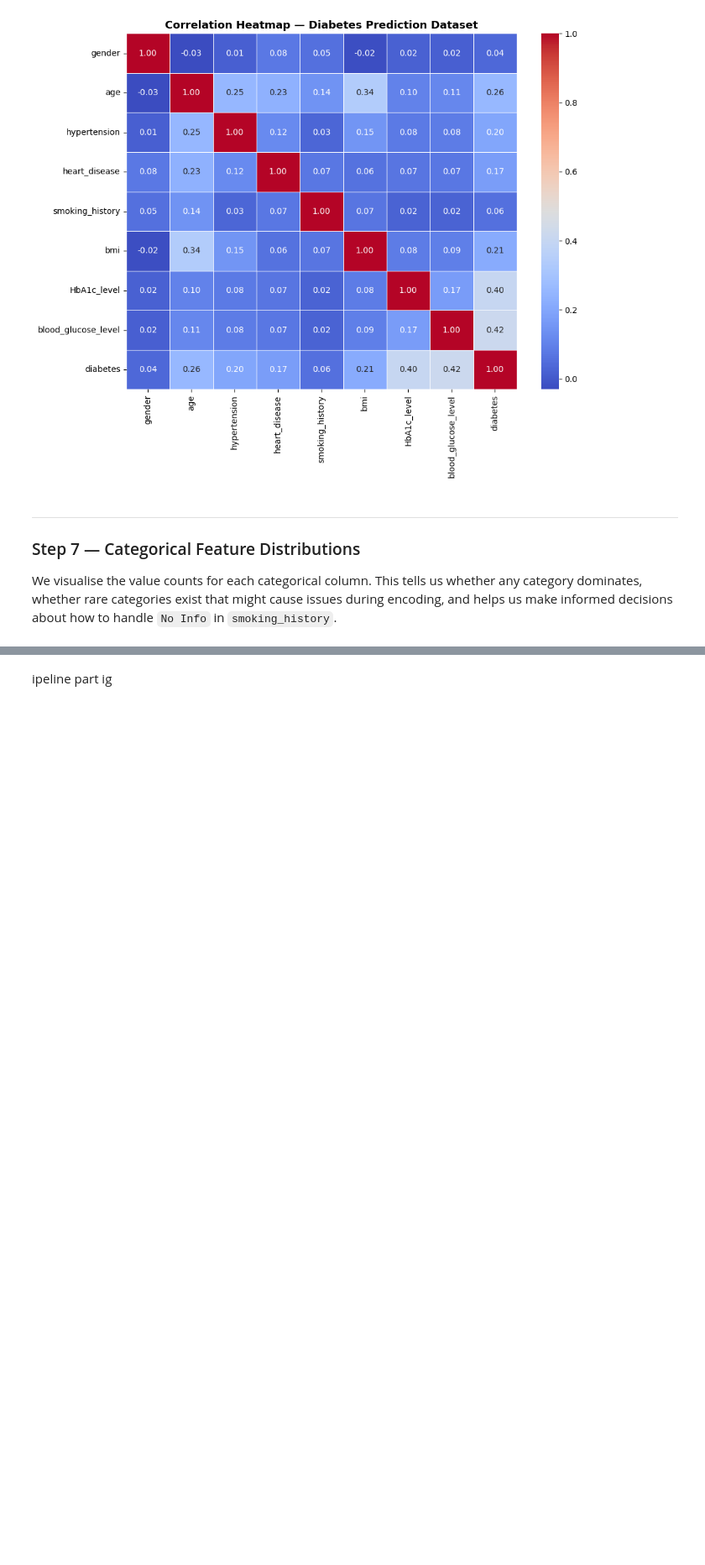
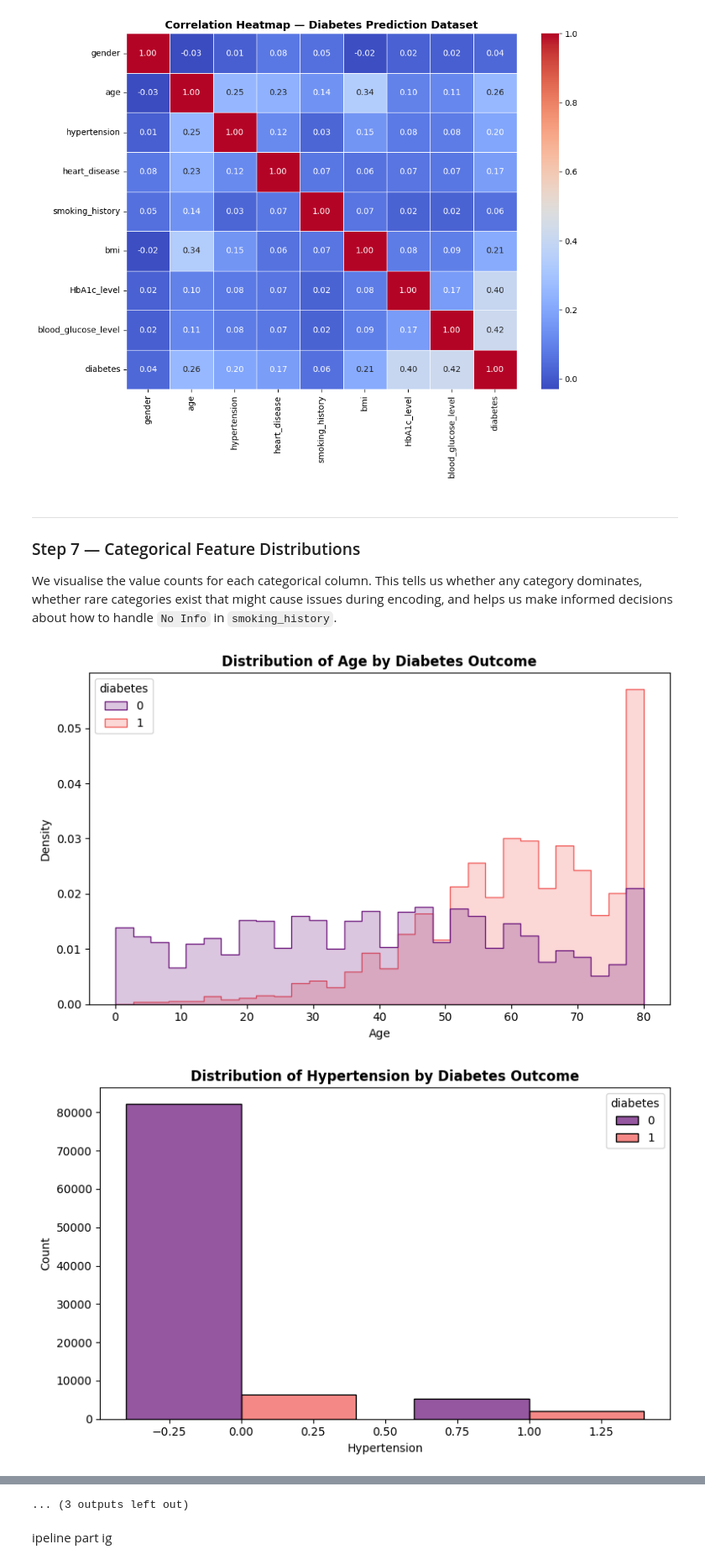
Before and after one commit to COMP3608-Intelligent-Systems-Project/Predicting-Type-2-Diabetes, a Jupyter notebook: notebooks/Diabetes_Prediction_Processing.ipynb, the cells around one changed output, grey strips where cells are left out. Shown at 84% size. Cells and saved outputs as stored; diff of their text form; code cells hidden in the pictures; blank space fills up the shorter version.

```diff
--- a/notebooks/Diabetes_Prediction_Processing.ipynb
+++ b/notebooks/Diabetes_Prediction_Processing.ipynb
@@ -247,3 +247,41 @@ plt.show()
 
 ### Step 7 — Categorical Feature Distributions
 We visualise the value counts for each categorical column. This tells us whether any category dominates, whether rare categories exist that might cause issues during encoding, and helps us make informed decisions about how to handle `No Info` in `smoking_history`.
+# %%
+feature_columns = [col for col in df.columns if col != "diabetes"]
+
+for col in feature_columns:
+    plt.figure(figsize=(8, 5))
+
+    if df[col].nunique() <= 10:
+        sns.histplot(
+            data=df,
+            x=col,
+            hue="diabetes",
+            multiple="dodge",
+            discrete=True,
+            shrink=0.8,
+            palette="magma"
+        )
+        plt.ylabel("Count")
+
+    else:
+        sns.histplot(
+            data=df,
+            x=col,
+            hue="diabetes",
+            bins=30,
+            stat="density",
+            common_norm=False,
+            element="step",
+            palette="magma"
+        )
+        plt.ylabel("Density")
+
+    plt.title(f"Distribution of {col.replace('_', ' ').title()} by Diabetes Outcome", fontweight="bold")
+    plt.xlabel(col.replace('_', ' ').title())
+    plt.tight_layout()
+    plt.show()
+# %% [output]
+[figure, added]
+[figure, added]
@@ -250,3 +298,4 @@ We visualise the value counts for each categorical column. This tells us whether
+... (3 outputs left out)
 # %% [markdown]
 ipeline part ig
 # %%
```
Also changed, not shown: parts of 2 cells of this notebook.
